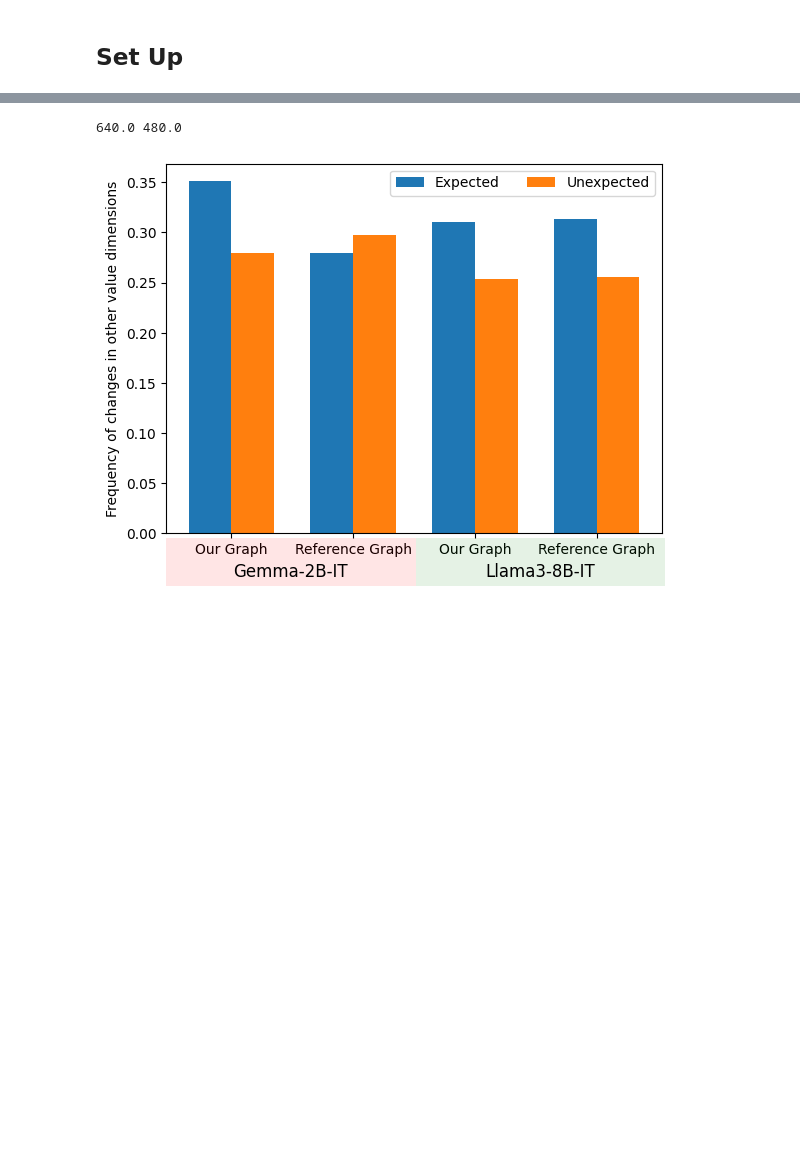
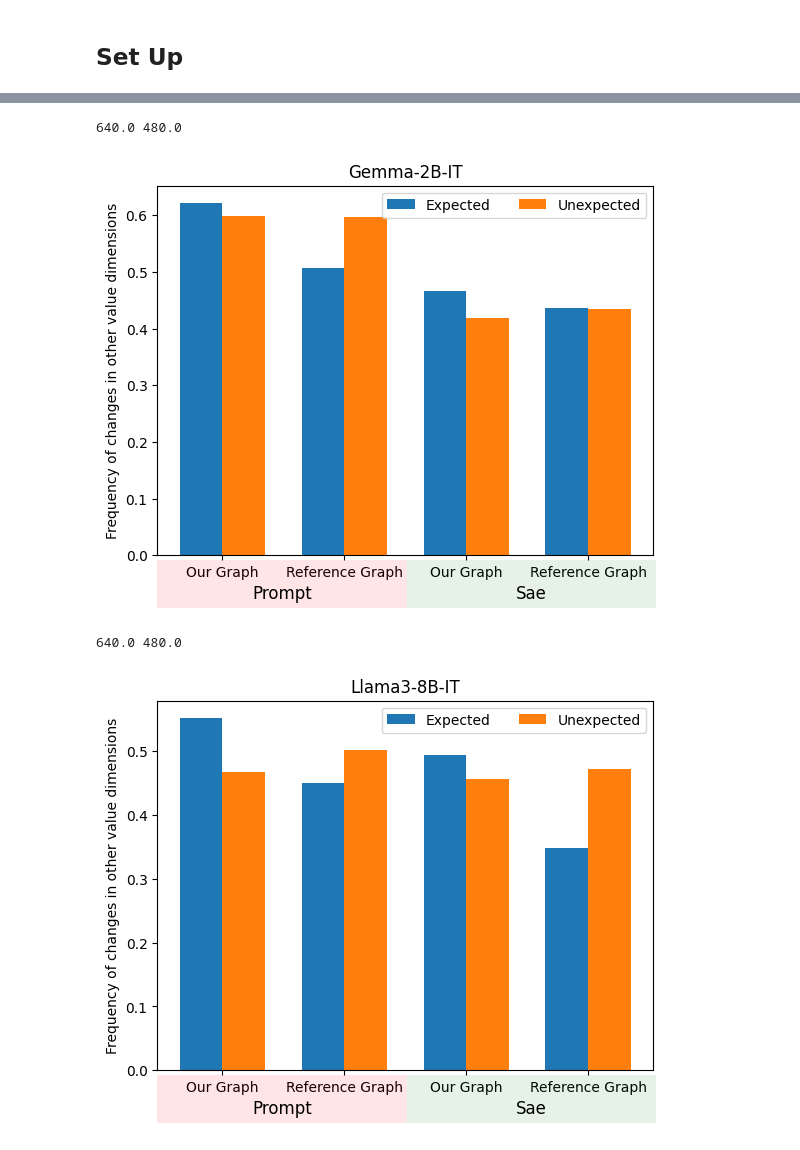
Before and after one commit to bigai-nlco/ValueCausalGraph, a Jupyter notebook: tutorials/value_causal_graph_analysis.ipynb, the cells around one changed output, grey strips where cells are left out. Cells and saved outputs as stored; diff of their text form; code cells hidden in the pictures; blank space fills up the shorter version.

```diff
--- a/tutorials/value_causal_graph_analysis.ipynb
+++ b/tutorials/value_causal_graph_analysis.ipynb
@@ -873,7 +874,21 @@ from matplotlib import patches
 
 
 
-def make_chart(data1, data2, modelname):
+def make_chart(index_dict, modelname):
+    data1 = [
+        np.nanmean(index_dict['mean_scorechange__prompt_ours_expected']),
+        np.nanmean(index_dict['mean_scorechange__prompt_refs_expected']),
+        np.nanmean(index_dict['mean_scorechange__sae_ours_expected']),
+        np.nanmean(index_dict['mean_scorechange__sae_refs_expected'])
+        ]
+    data2 = [
+        np.nanmean(index_dict['mean_scorechange__prompt_ours_unexpected']),
+        np.nanmean(index_dict['mean_scorechange__prompt_refs_unexpected']),
+        np.nanmean(index_dict['mean_scorechange__sae_ours_unexpected']),
+        np.nanmean(index_dict['mean_scorechange__sae_refs_unexpected'])
+        ]
+
+
     labels_ = ['Our Graph','Reference Graph','Our Graph','Reference Graph']
 
     #用来为坐标的常规坐标 还是 对数坐标做准备
@@ -905,7 +920,7 @@ def make_chart(data1, data2, modelname):
     #     #参数1和2是添加的文字的位置，参数3添加的文字内容
 
     # 设置图表标题和轴标签
-    #plt.title(f'{modelname}')
+    plt.title(f'{modelname}')
     #plt.xlabel('Order')
     plt.ylabel('Frequency of changes in other value dimensions')
 
@@ -913,58 +928,46 @@ def make_chart(data1, data2, modelname):
     plt.xticks(x, labels_)  #使得标签现实的是给定的文字标签
 
 
-    p1 = patches.Rectangle((.515, 0), width=.39, height=.10, alpha=.1, facecolor='green', transform=fig.transFigure, label='Gemma-2B-IT')
-    p2 = patches.Rectangle((.125, 0), width=.39, height=.10, alpha=.1, facecolor='red', transform=fig.transFigure, label='Llama3-8B-IT')
+    p1 = patches.Rectangle((.515, 0), width=.39, height=.10, alpha=.1, facecolor='green', transform=fig.transFigure)
+    p2 = patches.Rectangle((.125, 0), width=.39, height=.10, alpha=.1, facecolor='red', transform=fig.transFigure)
     #can we add a label for each rectangle?
 
     fig.add_artist(p1)
     fig.add_artist(p2)
 
-    fig.text(0.125 + 0.39/2, .03, 'Gemma-2B-IT',
+    fig.text(0.125 + 0.39/2, .03, 'Prompt',
             horizontalalignment='center',
             verticalalignment='center',
             fontsize=12,
             color='black')
-    fig.text(0.515 + 0.39/2, .03, 'Llama3-8B-IT',
+    fig.text(0.515 + 0.39/2, .03, 'Sae',
             horizontalalignment='center',
             verticalalignment='center',
             fontsize=12,
             color='black')
 
     # 设置图例
     plt.legend(loc='upper right', ncol=2)#设置图例的位置和列数
 
     #获取默认图片尺寸
     figure = plt.gcf()
     width = figure.bbox.width
     height = figure.bbox.height
     print(width,height)
 
     #plt.tight_layout(pad=10)
 
     # 显示图表
     plt.show()
 
 
-
-# 需要画图的数据
-
-data1 = [
-    np.nanmean(index_dict['mean_scorechange_related_gemma']),
-    np.nanmean(index_dict['mean_scorechange_related_reference_gemma']),
-    np.nanmean(index_dict['mean_scorechange_related_llama']),
-    np.nanmean(index_dict['mean_scorechange_related_reference_llama'])
-    ]
-data2 = [
-    np.nanmean(index_dict['mean_scorechange_unrelated_gemma']),
-    np.nanmean(index_dict['mean_scorechange_unrelated_reference_gemma']),
-    np.nanmean(index_dict['mean_scorechange_unrelated_llama']),
-    np.nanmean(index_dict['mean_scorechange_unrelated_reference_llama'])
-    ]
-make_chart(data1, data2, 'Gemma-2B-IT')
+make_chart(index_dict_gemma, 'Gemma-2B-IT')
+make_chart(index_dict_llama, 'Llama3-8B-IT')
 # %% [output]
 640.0 480.0
-[figure, old version]
+[figure, new version]
+640.0 480.0
+[figure, added]
 # %%
 #steer_dims = ['nan', 1312, 1341, 2221, 3183, 6619, 7502, 8387, 10096, 14049]
 
```
Also changed, not shown: parts of 9 cells of this notebook, 11 other files.
